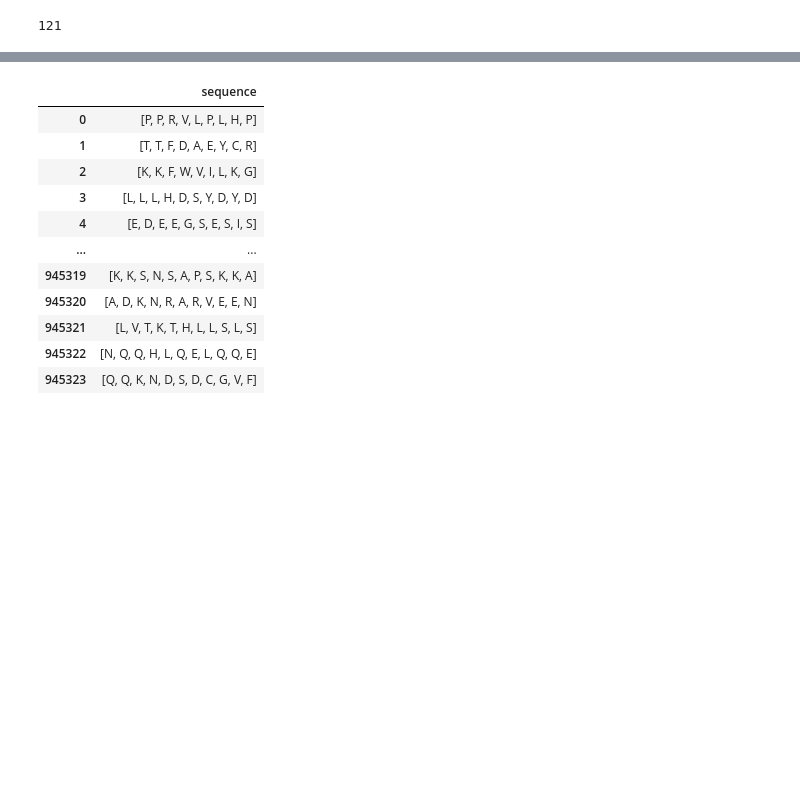
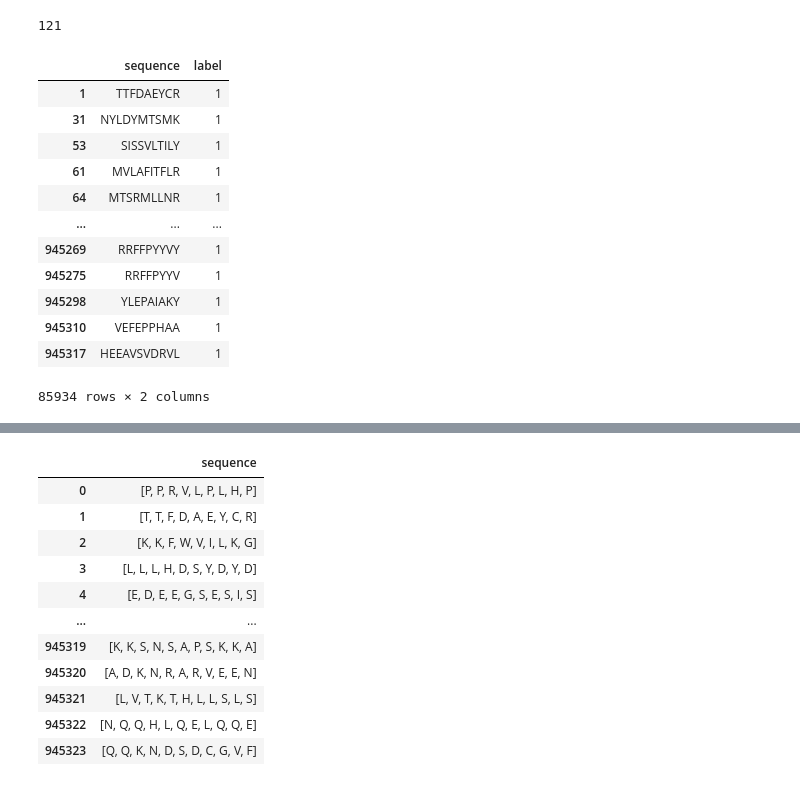
Before and after one commit to jjia1/viralepitope, a Jupyter notebook: ViralEpitopeModel_transformer.ipynb, the cells around one changed output, grey strips where cells are left out. Cells and saved outputs as stored; diff of their text form; code cells hidden in the pictures; blank space fills up the shorter version.

```diff
--- a/ViralEpitopeModel_transformer.ipynb
+++ b/ViralEpitopeModel_transformer.ipynb
@@ -147,0 +152,2 @@ for allele in pseudo_seq.keys():
+# %%
+all_pepdf = pd.concat((all_pepdf,all_target_df), axis = 1)
@@ -147,0 +156,2 @@ for allele in pseudo_seq.keys():
+# %%
+all_pepdf.columns = ['sequence', 'label']
@@ -147,0 +160,21 @@ for allele in pseudo_seq.keys():
+# %%
+pos = all_pepdf['label'] == '1'
+# %%
+all_pepdf_pos = all_pepdf[pos]
+all_pepdf_neg = all_pepdf[~pos]
+# %%
+all_pepdf_pos
+# %% [output]
+|  | sequence | label |
+| 1 | TTFDAEYCR | 1 |
+| 31 | NYLDYMTSMK | 1 |
+| 53 | SISSVLTILY | 1 |
+| 61 | MVLAFITFLR | 1 |
+| 64 | MTSRMLLNR | 1 |
+| ... | ... | ... |
+| 945269 | RRFFPYYVY | 1 |
+| 945275 | RRFFPYYV | 1 |
+| 945298 | YLEPAIAKY | 1 |
+| 945310 | VEFEPPHAA | 1 |
+| 945317 | HEEAVSVDRVL | 1 |
+85934 rows × 2 columns
```
Also changed, not shown: parts of 13 cells of this notebook, 1 other file.
